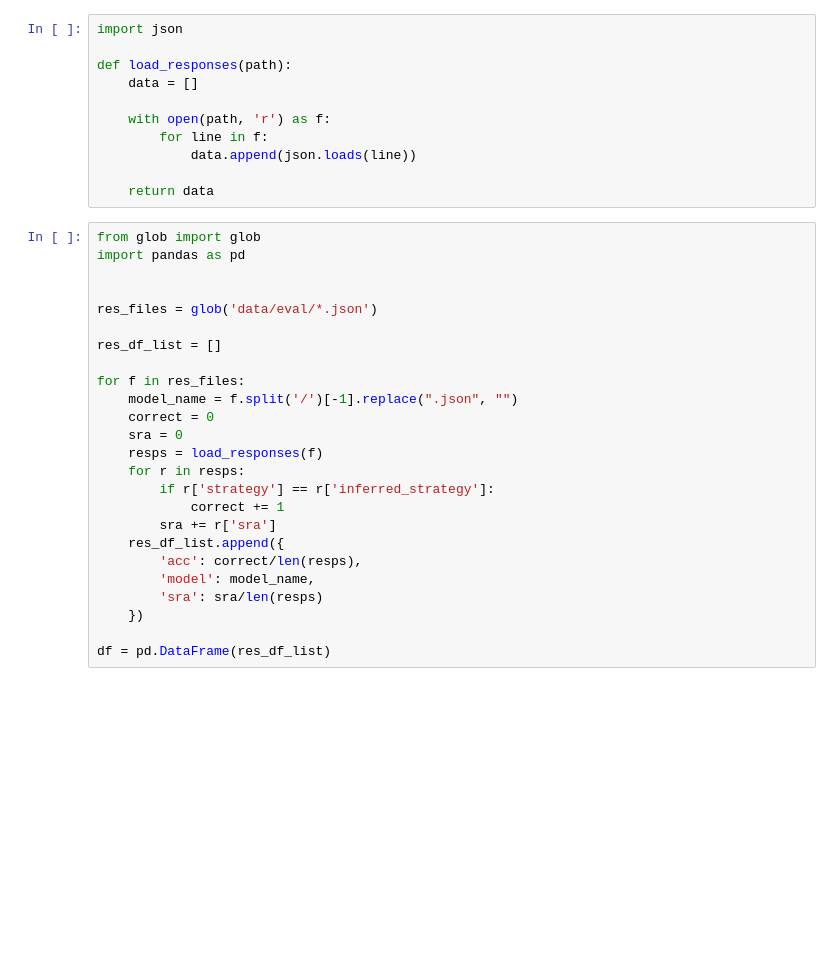
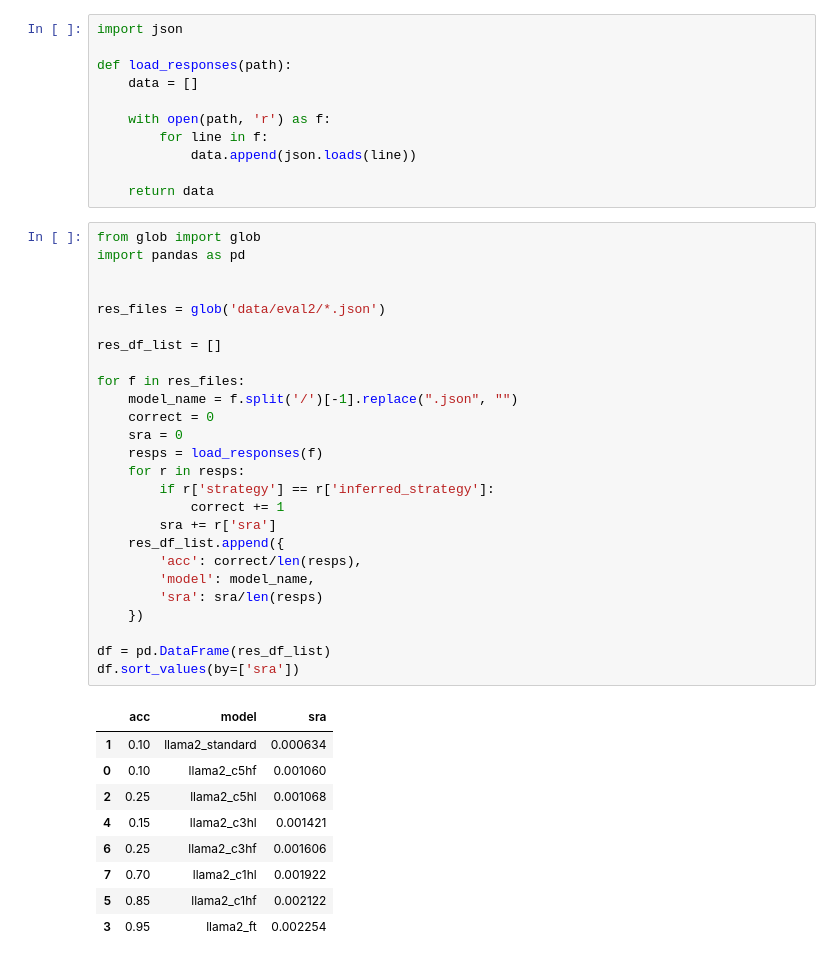
Before and after one commit to navidmdn/ESConv-SRA, a Jupyter notebook: training/evaluation.ipynb, the cells around one changed output. Cells and saved outputs as stored; diff of their text form; blank space fills up the shorter version.

```diff
--- a/training/evaluation.ipynb
+++ b/training/evaluation.ipynb
@@ -14,28 +14,39 @@ def load_responses(path):
 # %%
 from glob import glob
 import pandas as pd
 
 
-res_files = glob('data/eval/*.json')
+res_files = glob('data/eval2/*.json')
 
 res_df_list = []
 
 for f in res_files:
     model_name = f.split('/')[-1].replace(".json", "")
     correct = 0
     sra = 0
     resps = load_responses(f)
     for r in resps:
         if r['strategy'] == r['inferred_strategy']:
             correct += 1
         sra += r['sra']
     res_df_list.append({
         'acc': correct/len(resps),
         'model': model_name,
         'sra': sra/len(resps)
     })
 
 df = pd.DataFrame(res_df_list)
+df.sort_values(by=['sra'])
+# %% [output]
+|  | acc | model | sra |
+| 1 | 0.10 | llama2_standard | 0.000634 |
+| 0 | 0.10 | llama2_c5hf | 0.001060 |
+| 2 | 0.25 | llama2_c5hl | 0.001068 |
+| 4 | 0.15 | llama2_c3hl | 0.001421 |
+| 6 | 0.25 | llama2_c3hf | 0.001606 |
+| 7 | 0.70 | llama2_c1hl | 0.001922 |
+| 5 | 0.85 | llama2_c1hf | 0.002122 |
+| 3 | 0.95 | llama2_ft | 0.002254 |
 # %%
 import numpy as np
 
```
Also changed, not shown: parts of 7 cells of this notebook, 3 other files.
